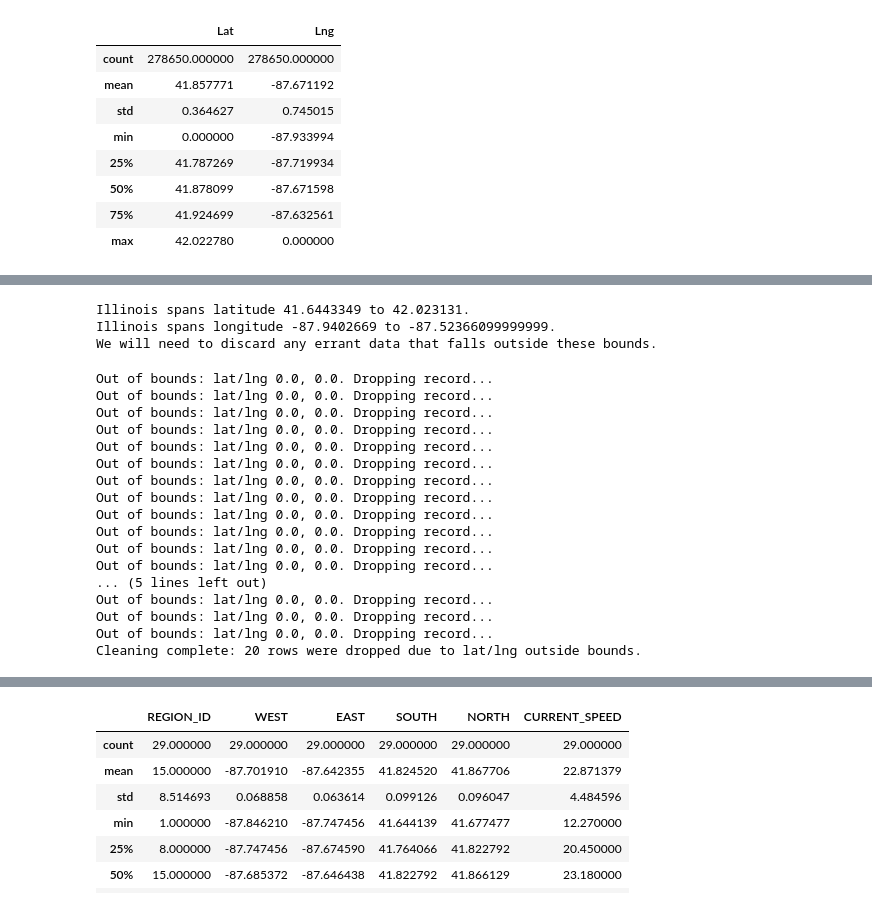
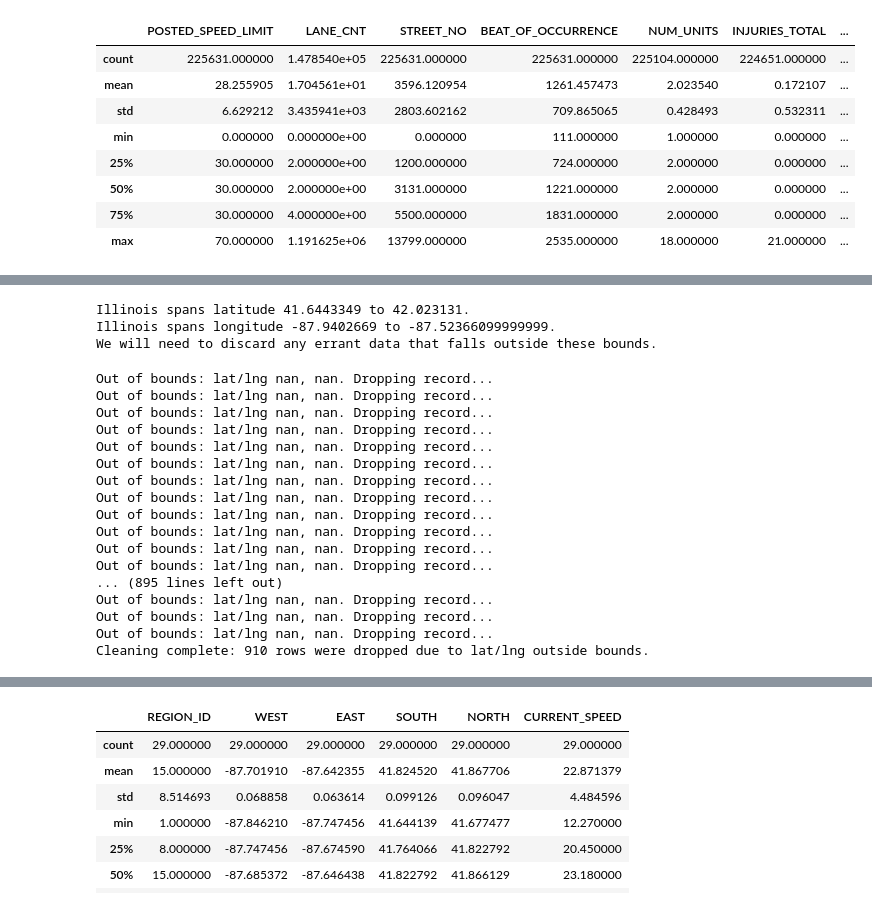
Before and after one commit to emharen/Project-One, a Jupyter notebook: Exploration_bins.ipynb, the cells around one changed output, grey strips where cells are left out. Saved outputs shown, nothing was run; the diff lists cells and outputs as text; code cells hidden in the pictures.

```diff
--- a/Exploration_bins.ipynb
+++ b/Exploration_bins.ipynb
@@ -16,7 +16,7 @@ gmaps.figure()
 # %% [output]
 [interactive output not drawn]
 # %%
-crashes = pd.read_csv("Resources/Traffic_Crashes_-_Crashes.csv", low_memory=False)
+crashes = pd.read_csv("Resources/Traffic_Crashes_-_Crashes_2017-present.csv", low_memory=False)
 crashes.head()
 # %% [output]
 |  | RD_NO | CRASH_DATE_EST_I | CRASH_DATE | POSTED_SPEED_LIMIT | TRAFFIC_CONTROL_DEVICE | DEVICE_CONDITION | ... |
@@ -42,7 +42,7 @@ crashes.describe()
 # %%
-crash_location = crashes.loc[:,"LATITUDE":"LONGITUDE"]
-crash_location.dropna(how='any', inplace=True)
-crash_location.rename(columns={"LATITUDE": "Lat", "LONGITUDE":"Lng"}, inplace=True)
-crash_location["Region ID"] = ""
-crash_location.head()
+# crash_location = crashes.loc[:,"LATITUDE":"LONGITUDE"]
+# crashes.dropna(how='any', inplace=True)
+crashes.rename(columns={"LATITUDE": "Lat", "LONGITUDE":"Lng"}, inplace=True)
+crashes["Region ID"] = ""
+crashes.head()
 # %% [output]
@@ -55,15 +56,15 @@ crash_location.head()
 # %%
-crash_location.describe()
+crashes.describe()
 # %% [output]
-|  | Lat | Lng |
-| count | 278650.000000 | 278650.000000 |
-| mean | 41.857771 | -87.671192 |
-| std | 0.364627 | 0.745015 |
-| min | 0.000000 | -87.933994 |
-| 25% | 41.787269 | -87.719934 |
-| 50% | 41.878099 | -87.671598 |
-| 75% | 41.924699 | -87.632561 |
-| max | 42.022780 | 0.000000 |
+|  | POSTED_SPEED_LIMIT | LANE_CNT | STREET_NO | BEAT_OF_OCCURRENCE | NUM_UNITS | INJURIES_TOTAL | ... |
+| count | 225631.000000 | 1.478540e+05 | 225631.000000 | 225631.000000 | 225104.000000 | 224651.000000 | ... |
+| mean | 28.255905 | 1.704561e+01 | 3596.120954 | 1261.457473 | 2.023540 | 0.172107 | ... |
+| std | 6.629212 | 3.435941e+03 | 2803.602162 | 709.865065 | 0.428493 | 0.532311 | ... |
+| min | 0.000000 | 0.000000e+00 | 0.000000 | 111.000000 | 1.000000 | 0.000000 | ... |
+| 25% | 30.000000 | 2.000000e+00 | 1200.000000 | 724.000000 | 2.000000 | 0.000000 | ... |
+| 50% | 30.000000 | 2.000000e+00 | 3131.000000 | 1221.000000 | 2.000000 | 0.000000 | ... |
+| 75% | 30.000000 | 4.000000e+00 | 5500.000000 | 1831.000000 | 2.000000 | 0.000000 | ... |
+| max | 70.000000 | 1.191625e+06 | 13799.000000 | 2535.000000 | 18.000000 | 21.000000 | ... |
 # %%
 target_url = (f"https://maps.googleapis.com/maps/api/geocode/json?address=Chicago&key={gkey}")
 geo_data = requests.get(target_url).json()
@@ -100,28 +101,28 @@ Illinois spans longitude -87.9402669 to -87.52366099999999.
 We will need to discard any errant data that falls outside these bounds.
 # %%
 i = 0
-for index, row in crash_location.iterrows():
-    if (crash_location["Lat"][index] < lat_min) | (crash_location["Lat"][index] > lat_max) | (np.isnan(crash_location["Lat"][index])) | (crash_location["Lng"][index] < lng_min) | (crash_location["Lng"][index] > lng_max) | (np.isnan(crash_location["Lng"][index])):
-        print(f"Out of bounds: lat/lng {crash_location['Lat'][index]}, {crash_location['Lng'][index]}. Dropping record...")
-        crash_location.drop(index, inplace=True)
+for index, row in crashes.iterrows():
+    if (crashes["Lat"][index] < lat_min) | (crashes["Lat"][index] > lat_max) | (np.isnan(crashes["Lat"][index])) | (crashes["Lng"][index] < lng_min) | (crashes["Lng"][index] > lng_max) | (np.isnan(crashes["Lng"][index])):
+        print(f"Out of bounds: lat/lng {crashes['Lat'][index]}, {crashes['Lng'][index]}. Dropping record...")
+        crashes.drop(index, inplace=True)
         i += 1
 print(f"Cleaning complete: {i} rows were dropped due to lat/lng outside bounds.")
 # %% [output]
-Out of bounds: lat/lng 0.0, 0.0. Dropping record...
-Out of bounds: lat/lng 0.0, 0.0. Dropping record...
-Out of bounds: lat/lng 0.0, 0.0. Dropping record...
-Out of bounds: lat/lng 0.0, 0.0. Dropping record...
-Out of bounds: lat/lng 0.0, 0.0. Dropping record...
-Out of bounds: lat/lng 0.0, 0.0. Dropping record...
-Out of bounds: lat/lng 0.0, 0.0. Dropping record...
-Out of bounds: lat/lng 0.0, 0.0. Dropping record...
-Out of bounds: lat/lng 0.0, 0.0. Dropping record...
-Out of bounds: lat/lng 0.0, 0.0. Dropping record...
-Out of bounds: lat/lng 0.0, 0.0. Dropping record...
-Out of bounds: lat/lng 0.0, 0.0. Dropping record...
-... (5 lines left out)
-Out of bounds: lat/lng 0.0, 0.0. Dropping record...
-Out of bounds: lat/lng 0.0, 0.0. Dropping record...
-Out of bounds: lat/lng 0.0, 0.0. Dropping record...
-Cleaning complete: 20 rows were dropped due to lat/lng outside bounds.
+Out of bounds: lat/lng nan, nan. Dropping record...
+Out of bounds: lat/lng nan, nan. Dropping record...
+Out of bounds: lat/lng nan, nan. Dropping record...
+Out of bounds: lat/lng nan, nan. Dropping record...
+Out of bounds: lat/lng nan, nan. Dropping record...
+Out of bounds: lat/lng nan, nan. Dropping record...
+Out of bounds: lat/lng nan, nan. Dropping record...
+Out of bounds: lat/lng nan, nan. Dropping record...
+Out of bounds: lat/lng nan, nan. Dropping record...
+Out of bounds: lat/lng nan, nan. Dropping record...
+Out of bounds: lat/lng nan, nan. Dropping record...
+Out of bounds: lat/lng nan, nan. Dropping record...
+... (895 lines left out)
+Out of bounds: lat/lng nan, nan. Dropping record...
+Out of bounds: lat/lng nan, nan. Dropping record...
+Out of bounds: lat/lng nan, nan. Dropping record...
+Cleaning complete: 910 rows were dropped due to lat/lng outside bounds.
 # %%
```
Also changed, not shown: parts of 14 cells of this notebook, 2 other files.
